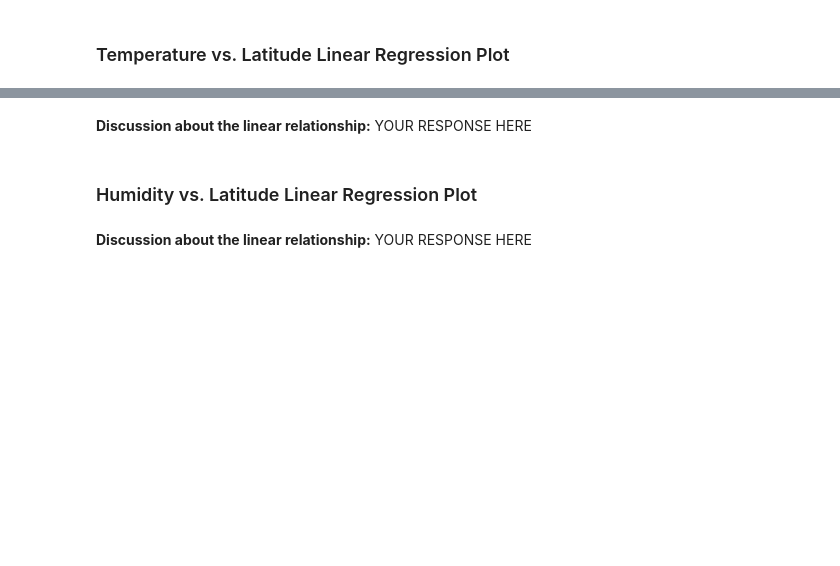
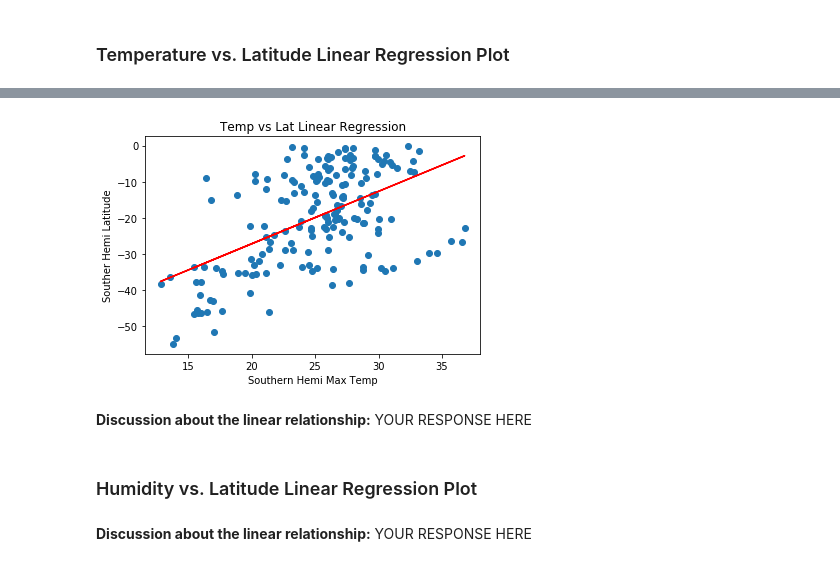
Before and after one commit to jf11235/python-api-challenge, a Jupyter notebook: WeatherPy.ipynb, the cells around one changed output, grey strips where cells are left out. Drawn from its saved outputs; the diff is of its cells as text; code cells hidden in the pictures; blank space fills up the shorter version.

```diff
--- a/WeatherPy.ipynb
+++ b/WeatherPy.ipynb
@@ -293,6 +310,7 @@ northern_hemi_df.head()
 # %%
 # Create a DataFrame with the Southern Hemisphere data (Latitude < 0)
-# YOUR CODE HERE
+southern_hemi_df = city_data_df.loc[city_data_df['Lat']<= 0]
+
 
 # Display sample data
 southern_hemi_df.head()
@@ -307,3 +332,9 @@ southern_hemi_df.head()
+# %%
+# Linear regression on Southern Hemisphere
+
+linregfun(southern_hemi_df['Max Temp'], southern_hemi_df['Lat'],xlabel='Southern Hemi Max Temp', ylabel="Souther Hemi Latitude",title='Temp vs Lat Linear Regression')
+# %% [output]
+[figure, added]
 # %% [markdown]
 **Discussion about the linear relationship:** YOUR RESPONSE HERE
 # %% [markdown]
```
Also changed, not shown: parts of 8 cells of this notebook, 1 other file.
